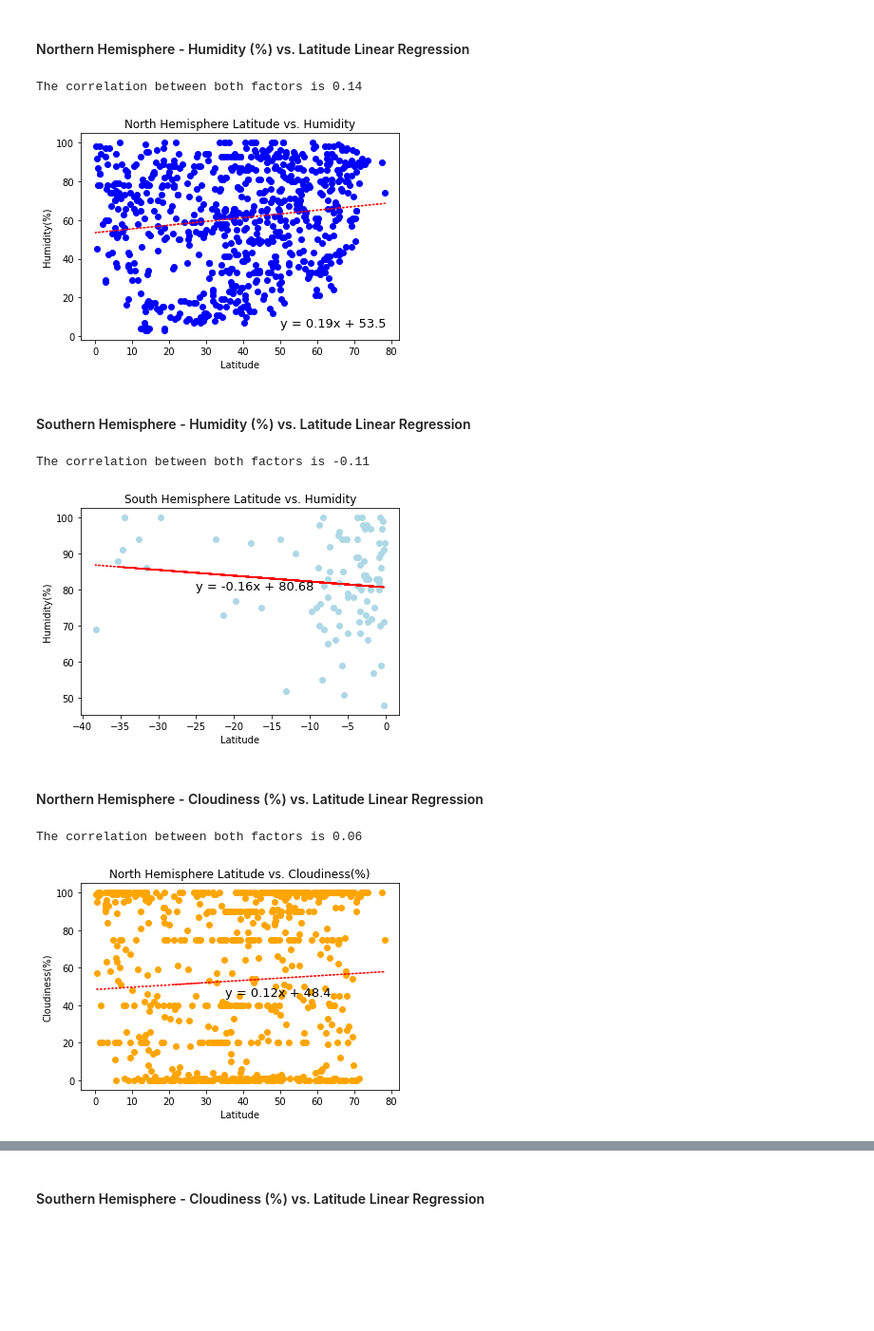
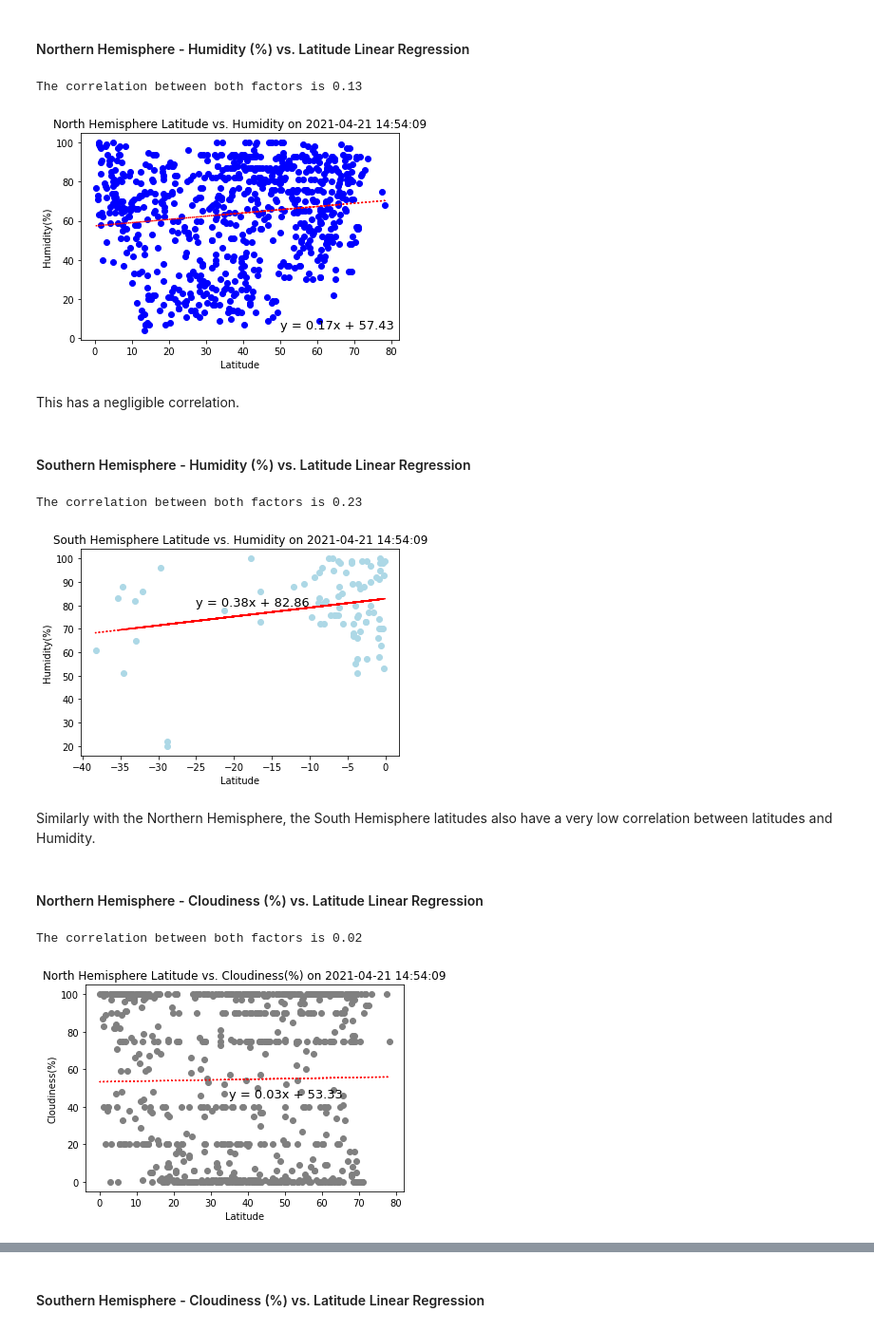
Before and after one commit to foofx88/Python-API-Weather_Analysis, a Jupyter notebook: WeatherPy/WeatherPy.ipynb, the cells around one changed output, grey strips where cells are left out. Shown: that part at 95% size. Drawn from its saved outputs; the diff is of its cells as text; code cells hidden in the pictures; blank space fills up the shorter version.

```diff
--- a/WeatherPy/WeatherPy.ipynb
+++ b/WeatherPy/WeatherPy.ipynb
@@ -118,7 +119,12 @@ Processed 12 in group 17 for City ID: 2512186 | puerto del rosario
 * Export the city data into a .csv.
 * Display the DataFrame
 # %%
-compiled_data = {'City Name': queried_city, 'Country': country, 'Date': date, 'Latitude': latit, 'Longitude': longi,
+readable_date = [] #watches would be so confusing if time is told via Unix Time, this is to convert to readable time
+for dates in date:
+     readable_date.append(datetime.fromtimestamp(dates))
+
+
+compiled_data = {'City Name': queried_city, 'Country': country, 'Date': readable_date, 'Latitude': latit, 'Longitude': longi,
                 'Temperature(F)': temperature, 'Humidity(%)': humidity, 'Cloudiness(%)':cloudiness, 'Wind Speed(mph)': wind_speed}
 weather_data = pd.DataFrame(compiled_data)
 
@@ -252,7 +270,7 @@ nhhvllr_slope, nhhvllr_int, nhhvllr_r, nhhvllr_p, nhhvllr_std_err = sts.linregre
 nhhvllr_fit = nhhvllr_slope * northhems['Latitude'] + nhhvllr_int
 
 plt.scatter(northhems['Latitude'],northhems['Humidity(%)'], color='blue', )
-plt.title('North Hemisphere Latitude vs. Humidity')
+plt.title(f'North Hemisphere Latitude vs. Humidity on {weather_data.iloc[0,2]}')
 plt.xlabel('Latitude')
 plt.ylabel('Humidity(%)')
 
@@ -261,8 +279,10 @@ plt.annotate(line_equation,(50,5),fontsize=13,color='black')
 plt.plot(northhems['Latitude'],nhhvllr_fit,':r')
 plt.savefig("output/northlat_vs_humi.png")
 # %% [output]
-The correlation between both factors is 0.14
+The correlation between both factors is 0.13
-[figure, old version]
+[figure, new version]
+# %% [markdown]
+This has a negligible correlation.
 # %% [markdown]
 ####  Southern Hemisphere - Humidity (%) vs. Latitude Linear Regression
 # %%
@@ -275,7 +295,7 @@ shhvllr_slope, shhvllr_int, shhvllr_r, shhvllr_p, shhvllr_std_err = sts.linregre
 shhvllr_fit = shhvllr_slope * southhems['Latitude'] + shhvllr_int
 
 plt.scatter(southhems['Latitude'],southhems['Humidity(%)'], color='lightblue', )
-plt.title('South Hemisphere Latitude vs. Humidity')
+plt.title(f'South Hemisphere Latitude vs. Humidity on {weather_data.iloc[0,2]}')
 plt.xlabel('Latitude')
 plt.ylabel('Humidity(%)')
 
@@ -284,28 +304,30 @@ plt.annotate(line_equation,(-25,80),fontsize=13,color='black')
 plt.plot(southhems['Latitude'],shhvllr_fit,':r')
 plt.savefig("output/southlat_vs_humi.png")
 # %% [output]
-The correlation between both factors is -0.11
+The correlation between both factors is 0.23
-[figure, old version]
+[figure, new version]
+# %% [markdown]
+Similarly with the Northern Hemisphere, the South Hemisphere latitudes also have a very low correlation between latitudes and Humidity.
 # %% [markdown]
 ####  Northern Hemisphere - Cloudiness (%) vs. Latitude Linear Regression
 # %%
 #North Hemisphere Cloudiness vs. Latitude Linear Regression as nhcvllr
 
 nhcvllr_correlation = sts.pearsonr(northhems['Latitude'],northhems['Cloudiness(%)'])
 print(f'The correlation between both factors is {round(nhcvllr_correlation[0],2)}')
 
 nhcvllr_slope, nhcvllr_int, nhcvllr_r, nhcvllr_p, nhcvllr_std_err = sts.linregress(northhems['Latitude'],northhems['Cloudiness(%)'])
 nhcvllr_fit = nhcvllr_slope * northhems['Latitude'] + nhcvllr_int
 
-plt.scatter(northhems['Latitude'],northhems['Cloudiness(%)'], color='orange', )
-plt.title('North Hemisphere Latitude vs. Cloudiness(%)')
+plt.scatter(northhems['Latitude'],northhems['Cloudiness(%)'], color='gray', )
+plt.title(f'North Hemisphere Latitude vs. Cloudiness(%) on {weather_data.iloc[0,2]}')
 plt.xlabel('Latitude')
 plt.ylabel('Cloudiness(%)')
 
 line_equation = f'y = {str(round(nhcvllr_slope,2))}x + {str(round(nhcvllr_int,2))}'
 plt.annotate(line_equation,(35,45),fontsize=13,color='black')
 plt.plot(northhems['Latitude'],nhcvllr_fit,':r')
 plt.savefig("output/northlat_vs_cloudy.png")
 # %% [output]
-The correlation between both factors is 0.06
+The correlation between both factors is 0.02
-[figure, old version]
+[figure, new version]
```
Also changed, not shown: parts of 24 cells of this notebook, 14 other files.
